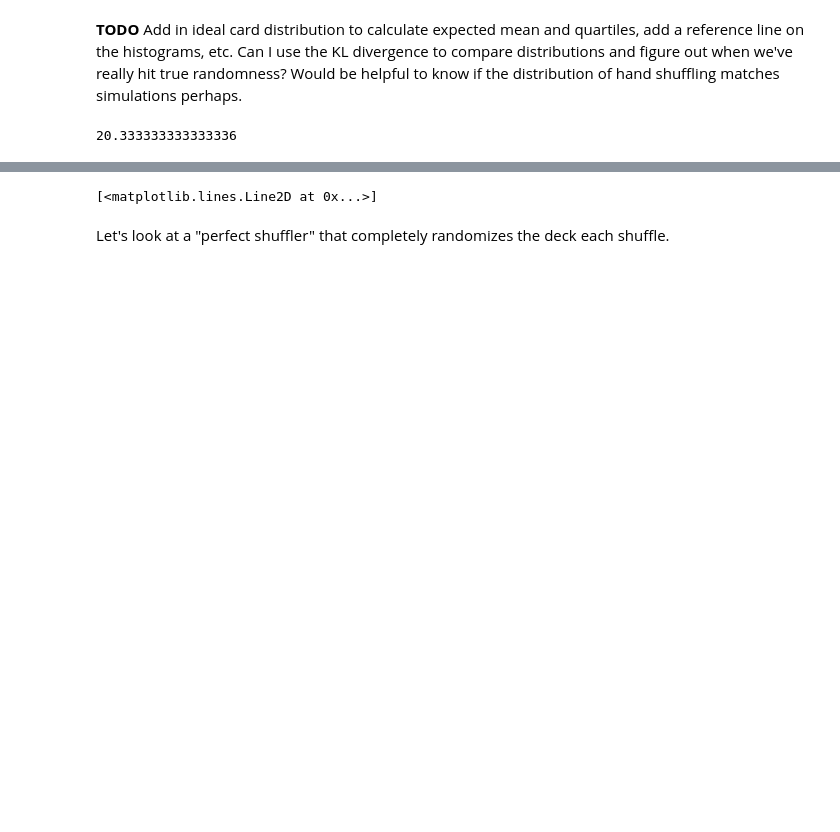
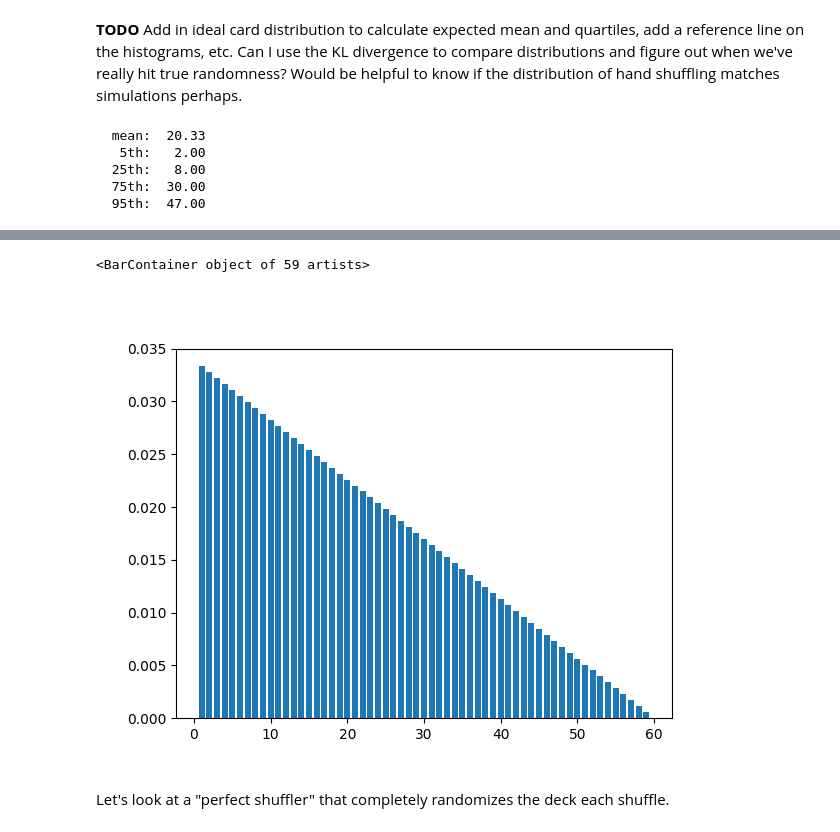
Before and after one commit to mrbell/shuffle_study, a Jupyter notebook: notebooks/Exploring Shuffling Methods.ipynb, the cells around one changed output, grey strips where cells are left out. Drawn from its saved outputs; the diff is of its cells as text; code cells hidden in the pictures; blank space fills up the shorter version.

Commit message:
Added ideal distribution and KL divergence calculation

```diff
--- a/notebooks/Exploring Shuffling Methods.ipynb
+++ b/notebooks/Exploring Shuffling Methods.ipynb
@@ -169,4 +178,2 @@ p = ideal_card_separation_distribution(fresh_deck)
 # %%
-sum(p * (1 + np.arange(len(p))))
+x = (1 + np.arange(len(p)))
-# %% [output]
-20.333333333333336
@@ -173,4 +187,13 @@ sum(p * (1 + np.arange(len(p))))
+# %%
+for k in ideal_stats:
+    print(f"{k:>6}: {ideal_stats[k]:>6.2f}")
+# %% [output]
+  mean:  20.33
+   5th:   2.00
+  25th:   8.00
+  75th:  30.00
+  95th:  47.00
 # %%
 pl.figure()
-pl.plot(p)
+pl.bar(x, p)
 # %% [output]
@@ -179,4 +200,5 @@ pl.plot(p)
-[<matplotlib.lines.Line2D at 0x...>]
+<BarContainer object of 59 artists>
+[figure, added]
 # %% [markdown]
 Let's look at a "perfect shuffler" that completely randomizes the deck each shuffle.
 # %%
```
Also changed, not shown: parts of 37 cells of this notebook, 2 other files.
